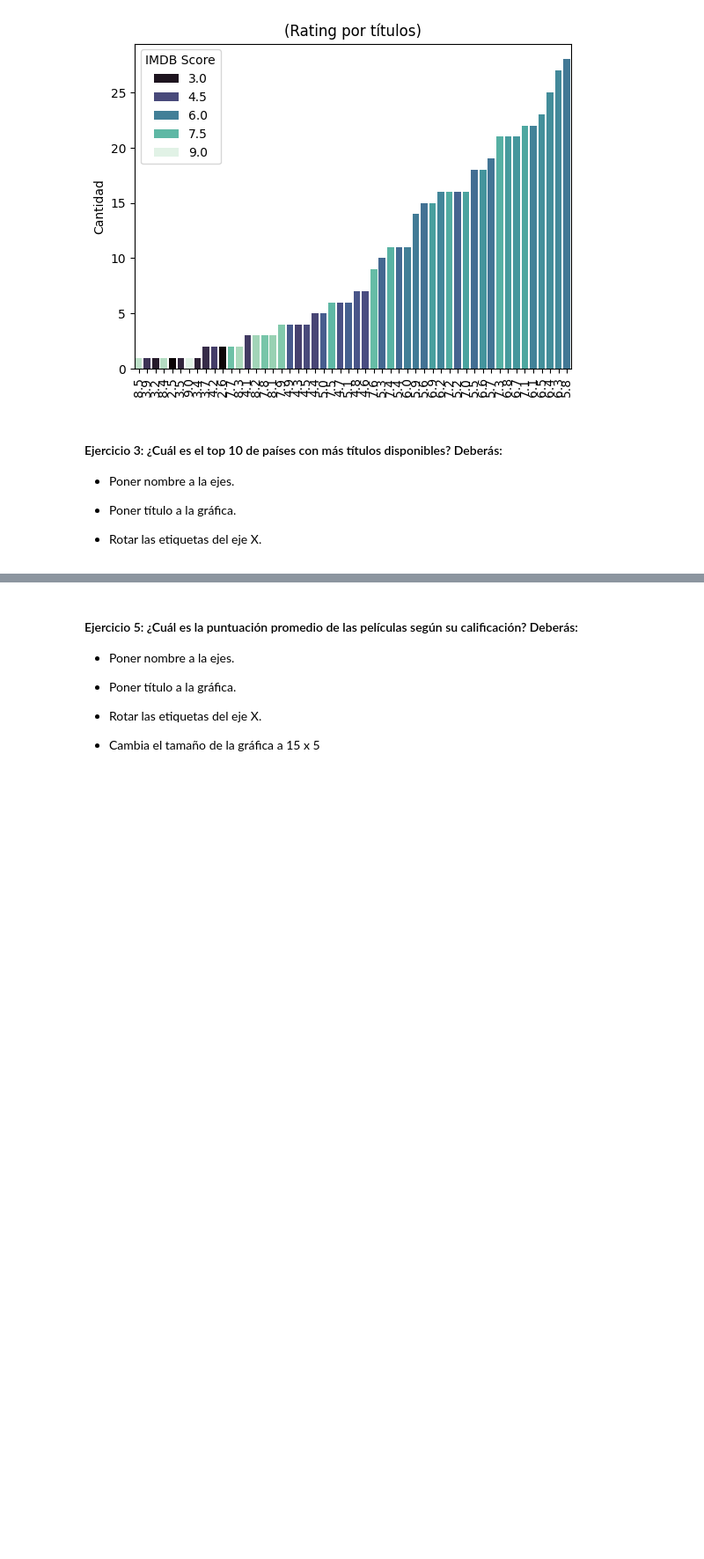
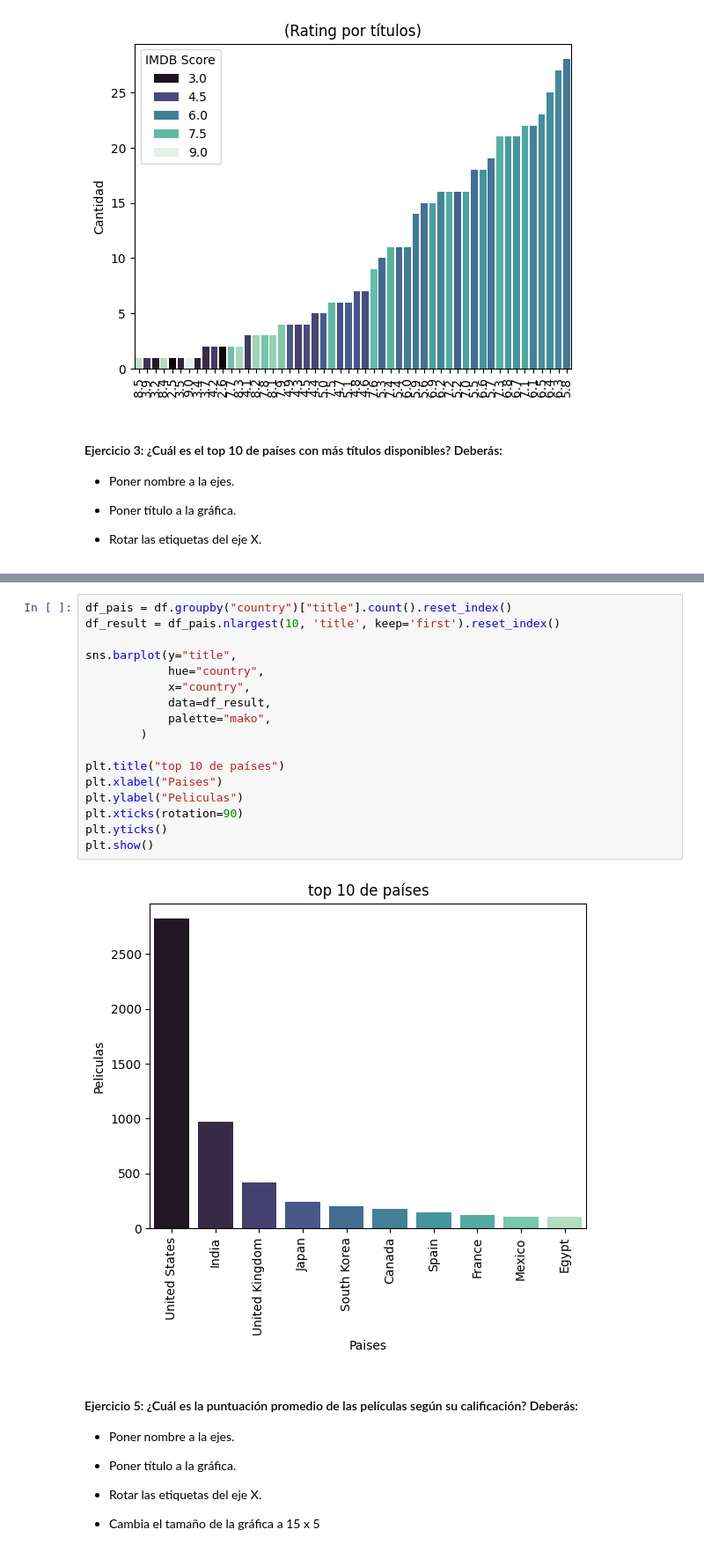
Before and after one commit to santiagorodriguez-dev/laboratorio-modulo2-leccion04-visualizacion, a Jupyter notebook: laboratorio-modulo2-leccion04-visualizacion.ipynb, the cells around one changed output, grey strips where cells are left out. Shown: that part at 88% size. Drawn from its saved outputs; the diff is of its cells as text; blank space fills up the shorter version.

```diff
--- a/laboratorio-modulo2-leccion04-visualizacion.ipynb
+++ b/laboratorio-modulo2-leccion04-visualizacion.ipynb
@@ -102,3 +109,22 @@ plt.show()
+# %%
+df_pais = df.groupby("country")["title"].count().reset_index()
+df_result = df_pais.nlargest(10, 'title', keep='first').reset_index()
+
+sns.barplot(y="title",
+            hue="country",
+            x="country",
+            data=df_result,
+            palette="mako",
+        )
+
+plt.title("top 10 de países")
+plt.xlabel("Paises")
+plt.ylabel("Peliculas")
+plt.xticks(rotation=90)
+plt.yticks()
+plt.show()
+# %% [output]
+[figure, added]
 # %% [markdown]
 #### Ejercicio 5: ¿Cuál es la puntuación promedio de las películas según su calificación? Deberás:
 
```
Also changed, not shown: parts of 2 cells of this notebook.
